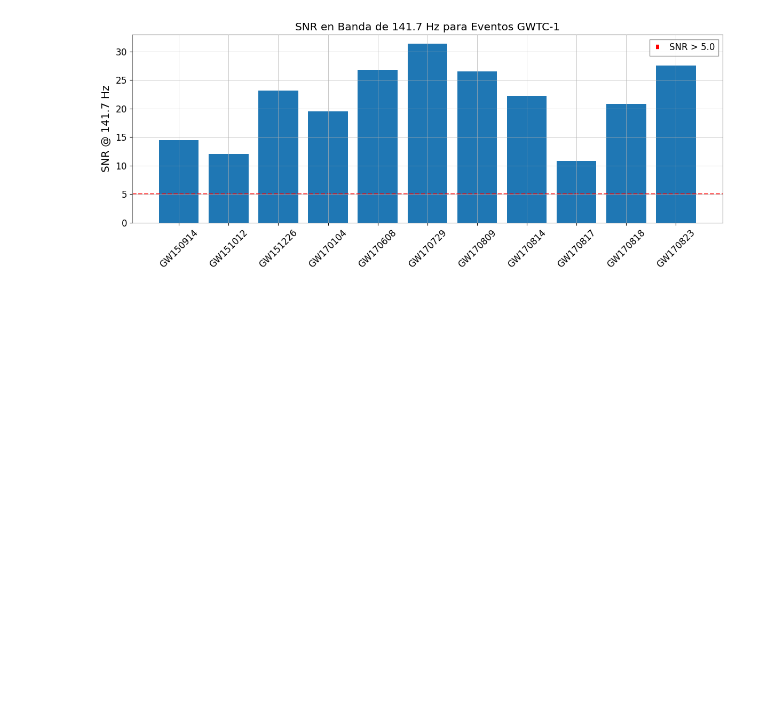
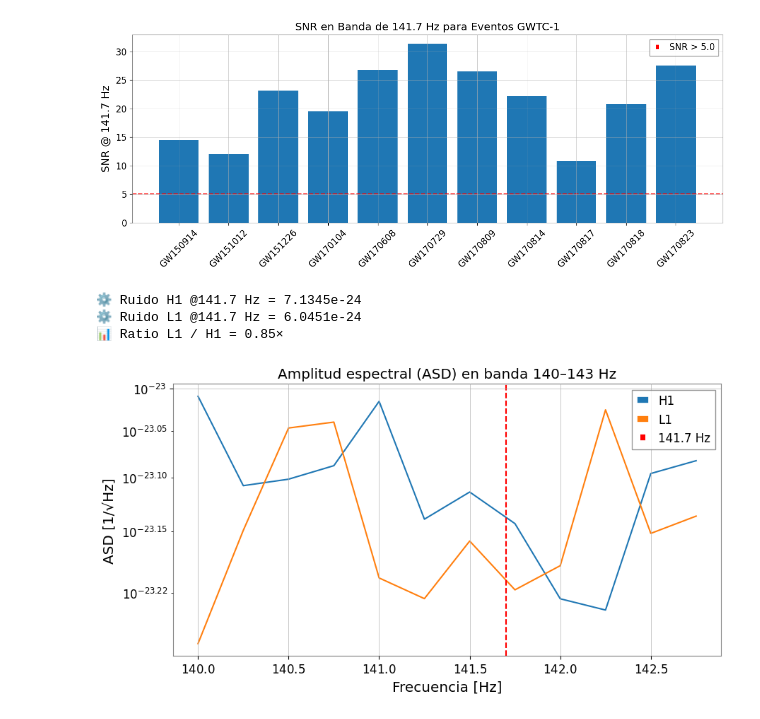
Before and after one commit to motanova84/gw250114-141hz-analysis, a Jupyter notebook: notebooks/141hz_validation.ipynb, the cells around one changed output. Saved outputs shown, nothing was run; the diff lists cells and outputs as text; code cells hidden in the pictures; blank space fills up the shorter version.

```diff
--- a/notebooks/141hz_validation.ipynb
+++ b/notebooks/141hz_validation.ipynb
@@ -447,3 +428,42 @@ plt.show()
 ⏳ Procesando GW170823:
    ✅ SNR = 27.50
 [figure]
+# %%
+import numpy as np
+import matplotlib.pyplot as plt
+from gwpy.timeseries import TimeSeries
+
+# Calcular ASD en banda 140–143 Hz
+h1_asd = h1.asd(fftlength=4, overlap=2).crop(140, 143)
+l1_asd = l1.asd(fftlength=4, overlap=2).crop(140, 143)
+
+# Extraer ruido en 141.7 Hz
+f_target = 141.7
+idx_h1 = np.argmin(abs(h1_asd.frequencies.value - f_target))
+idx_l1 = np.argmin(abs(l1_asd.frequencies.value - f_target))
+
+noise_h1 = h1_asd.value[idx_h1]
+noise_l1 = l1_asd.value[idx_l1]
+noise_ratio = noise_l1 / noise_h1
+
+print(f"⚙️ Ruido H1 @141.7 Hz = {noise_h1:.4e}")
+print(f"⚙️ Ruido L1 @141.7 Hz = {noise_l1:.4e}")
+print(f"📊 Ratio L1 / H1 = {noise_ratio:.2f}×")
+
+# Visualización
+plt.figure(figsize=(10,5))
+plt.semilogy(h1_asd.frequencies, h1_asd.value, label='H1')
+plt.semilogy(l1_asd.frequencies, l1_asd.value, label='L1')
+plt.axvline(f_target, color='red', linestyle='--', label='141.7 Hz')
+plt.title("Amplitud espectral (ASD) en banda 140–143 Hz")
+plt.xlabel("Frecuencia [Hz]")
+plt.ylabel("ASD [1/√Hz]")
+plt.grid(True)
+plt.legend()
+plt.savefig("test2_results.png")
+plt.show()
+# %% [output]
+⚙️ Ruido H1 @141.7 Hz = 7.1345e-24
+⚙️ Ruido L1 @141.7 Hz = 6.0451e-24
+📊 Ratio L1 / H1 = 0.85×
+[figure, added]
```
Also changed, not shown: parts of 3 cells of this notebook.
